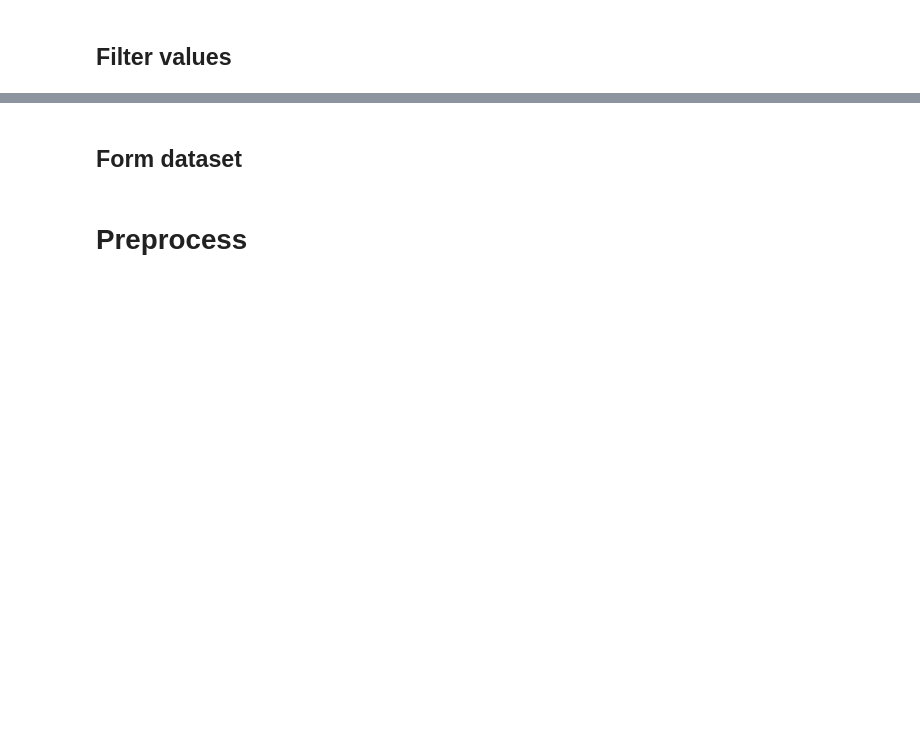
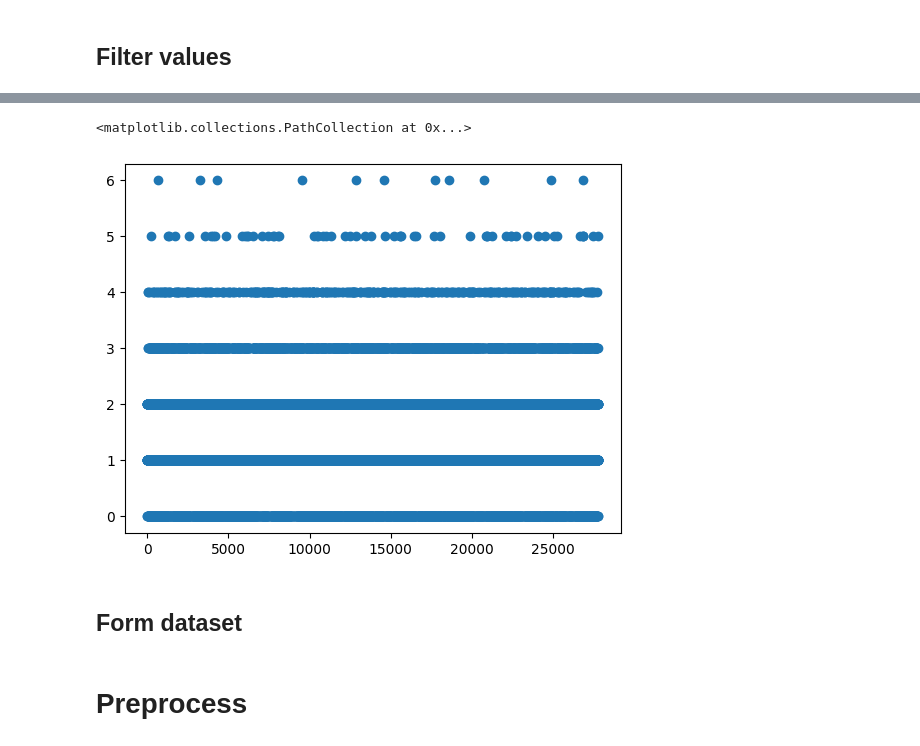
Before and after one commit to EgorChernov5/VILLKA, a Jupyter notebook: notebooks/preprocessing.ipynb, the cells around one changed output, grey strips where cells are left out. Drawn from its saved outputs; the diff is of its cells as text; code cells hidden in the pictures; blank space fills up the shorter version.

```diff
--- a/notebooks/preprocessing.ipynb
+++ b/notebooks/preprocessing.ipynb
@@ -283,3 +330,8 @@ Text(0, 0.5, 'count')
+# %%
+plt.scatter(full_age_users["user_id"], full_age_users["publishers"].apply(lambda x: len(x)))
+# %% [output]
+<matplotlib.collections.PathCollection at 0x...>
+[figure, added]
 # %% [markdown]
 ## Form dataset
 # %% [markdown]
```
Also changed, not shown: parts of 6 cells of this notebook.
